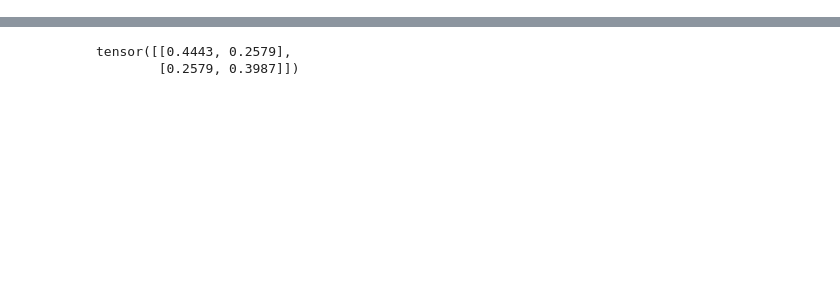
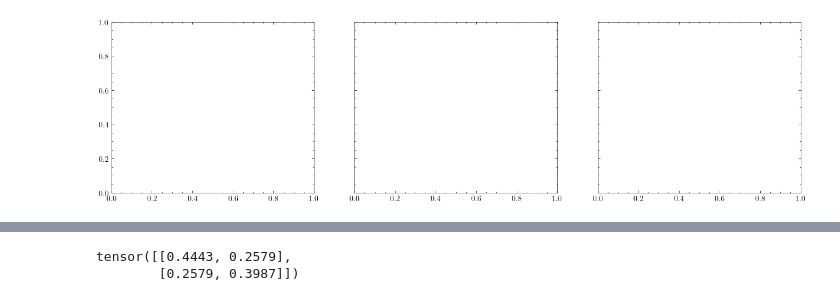
Before and after one commit to Jakefawkes/Obs_and_exp_data, a Jupyter notebook: multi_task_gp.ipynb, the cells around one changed output, grey strips where cells are left out. Saved outputs shown, nothing was run; the diff lists cells and outputs as text; code cells hidden in the pictures; blank space fills up the shorter version.

```diff
--- a/multi_task_gp.ipynb
+++ b/multi_task_gp.ipynb
@@ -99,0 +81,4 @@ model = MultitaskGPModel((full_train_x, full_train_i), full_train_y, likelihood)
+# %%
+fig, axs= plt.subplots(ncols=3,sharex=True,figsize=(16,4),sharey=True)
+# %% [output]
+[figure, added]
```
Also changed, not shown: parts of 70 cells of this notebook, 11 other files.
